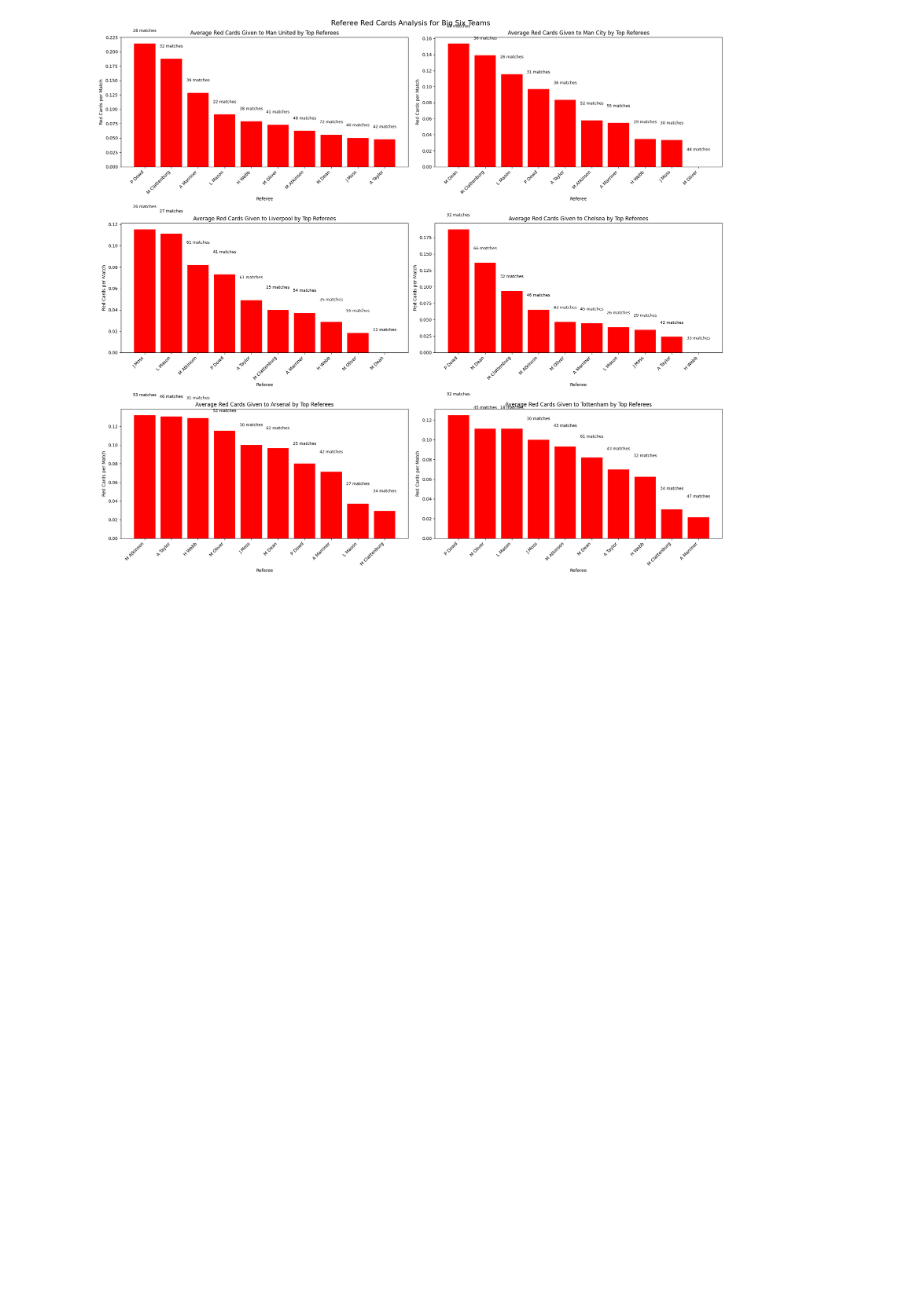
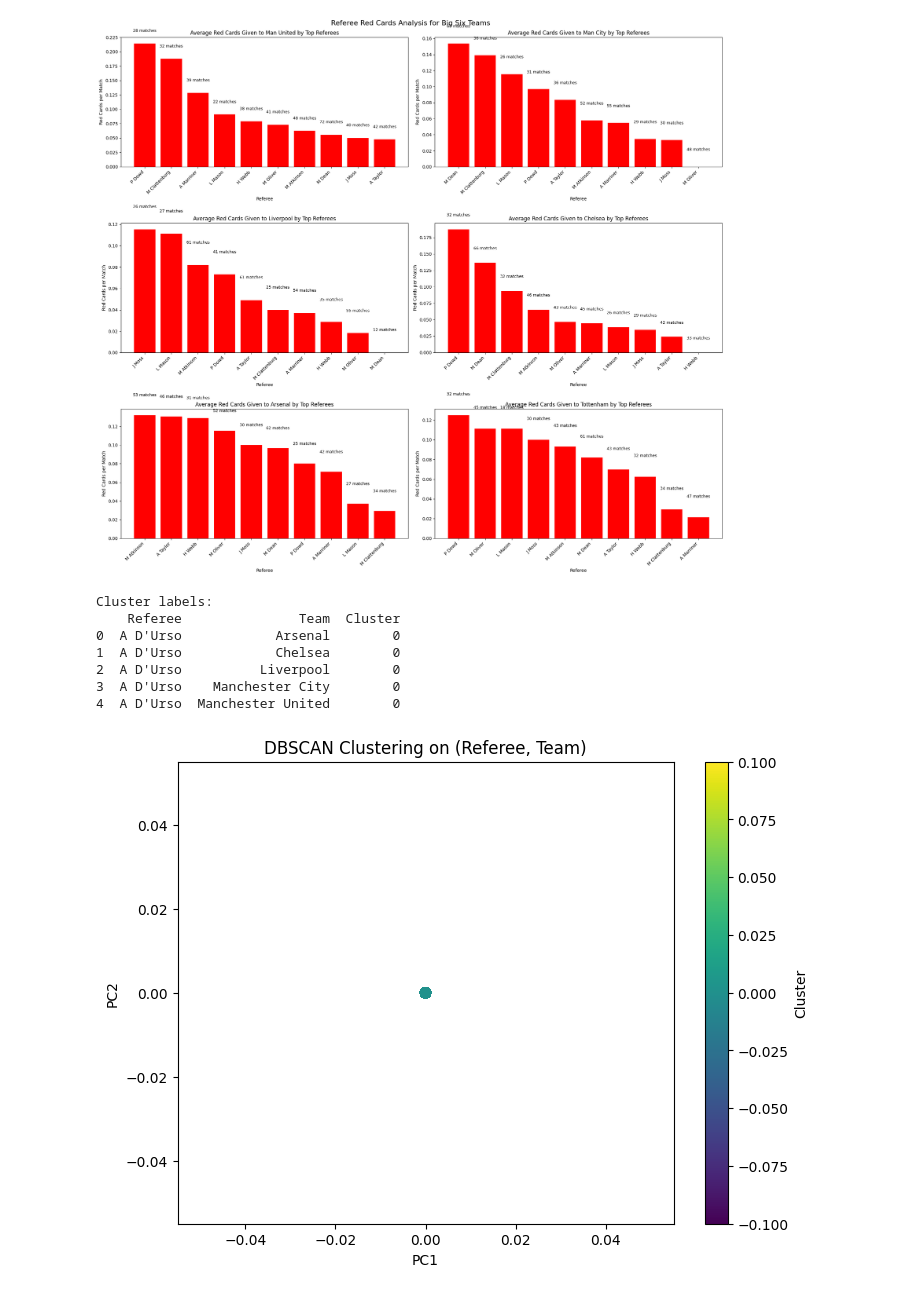
Before and after one commit to TanavSureddy/RefereeBias, a Jupyter notebook: analysis.ipynb, the cells around one changed output. Saved outputs shown, nothing was run; the diff lists cells and outputs as text; code cells hidden in the pictures; blank space fills up the shorter version.

Commit message:
adding dbscan functionality (model/visualization needs work)

```diff
--- a/analysis.ipynb
+++ b/analysis.ipynb
@@ -597,3 +601,45 @@ def plot_combined_cards_for_big_six():
 # %% [output]
 [figure]
 [figure]
+# %%
+import pandas as pd
+from sklearn.cluster import DBSCAN
+from sklearn.decomposition import PCA
+import matplotlib.pyplot as plt
+
+df = pd.read_csv('data/dbscan_ready.csv')
+
+
+
+# Drop non-numeric columns
+X = df.drop(columns=['Referee', 'Team'])
+
+dbscan = DBSCAN(eps=0.5, min_samples=5)
+dbscan.fit(X)
+
+df['Cluster'] = dbscan.labels_
+
+print("Cluster labels:")
+print(df[['Referee', 'Team', 'Cluster']].head())
+
+# Optional: Visualize via PCA
+pca = PCA(n_components=2)
+reduced = pca.fit_transform(X)
+df['PC1'], df['PC2'] = reduced[:,0], reduced[:,1]
+
+plt.figure(figsize=(8,6))
+scatter = plt.scatter(df['PC1'], df['PC2'], c=df['Cluster'], cmap='viridis', s=50)
+plt.title("DBSCAN Clustering on (Referee, Team)")
+plt.xlabel("PC1")
+plt.ylabel("PC2")
+plt.colorbar(scatter, label="Cluster")
+plt.show()
+# %% [output]
+Cluster labels:
+    Referee               Team  Cluster
+0  A D'Urso            Arsenal        0
+1  A D'Urso            Chelsea        0
+2  A D'Urso          Liverpool        0
+3  A D'Urso    Manchester City        0
+4  A D'Urso  Manchester United        0
+[figure, added]
```
Also changed, not shown: parts of 2 cells of this notebook, 4 other files.
